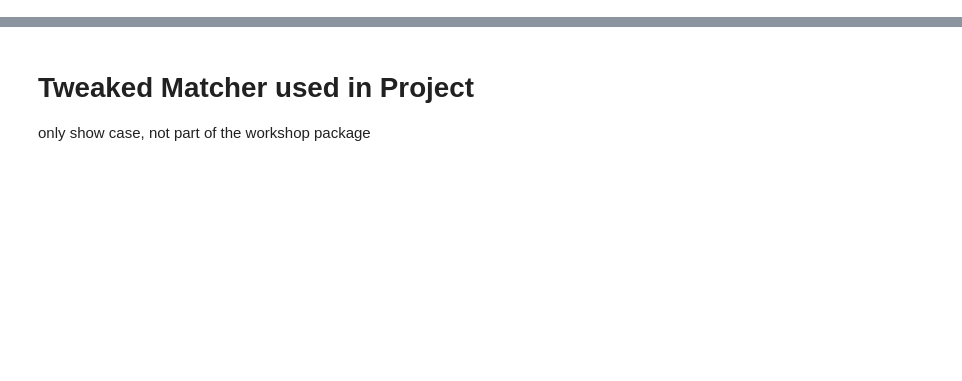
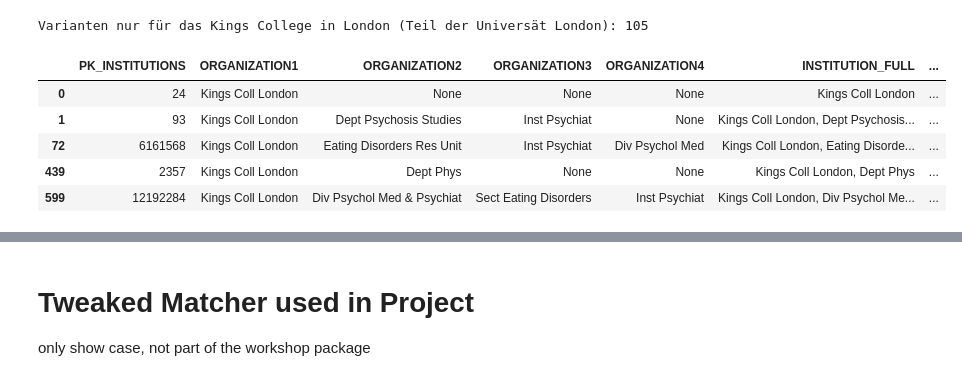
Before and after one commit to luerhard/abd_workshop_2021, a Jupyter notebook: notebooks/01-Session1/05_institution_matching.ipynb, the cells around one changed output, grey strips where cells are left out. Saved outputs shown, nothing was run; the diff lists cells and outputs as text; code cells hidden in the pictures; blank space fills up the shorter version.

```diff
--- a/notebooks/01-Session1/05_institution_matching.ipynb
+++ b/notebooks/01-Session1/05_institution_matching.ipynb
@@ -281,0 +58,13 @@ Univ Bremerhaven Bremerhaven  --->  ['Q1622093' 'Hochschule Bremerhaven' 0.59761
+# %%
+# Meistens unterscheiden sich die Institutionen nur minimal von einander (vor allem in ihren Unter-Organisationen und PLZ):
+kings_college = df[df['ORGANIZATION1'].str.contains('Kings Coll') & ~df['ORGANIZATION1'].isnull()]
+print( 'Varianten nur für das Kings College in London (Teil der Universät London):', len(kings_college) )
+kings_college.head()
+# %% [output]
+Varianten nur für das Kings College in London (Teil der Universät London): 105
+|  | PK_INSTITUTIONS | ORGANIZATION1 | ORGANIZATION2 | ORGANIZATION3 | ORGANIZATION4 | INSTITUTION_FULL | ... |
+| 0 | 24 | Kings Coll London | None | None | None | Kings Coll London | ... |
+| 1 | 93 | Kings Coll London | Dept Psychosis Studies | Inst Psychiat | None | Kings Coll London, Dept Psychosis... | ... |
+| 72 | 6161568 | Kings Coll London | Eating Disorders Res Unit | Inst Psychiat | Div Psychol Med | Kings Coll London, Eating Disorde... | ... |
+| 439 | 2357 | Kings Coll London | Dept Phys | None | None | Kings Coll London, Dept Phys | ... |
+| 599 | 12192284 | Kings Coll London | Div Psychol Med & Psychiat | Sect Eating Disorders | Inst Psychiat | Kings Coll London, Div Psychol Me... | ... |
```
Also changed, not shown: parts of 55 cells of this notebook.
